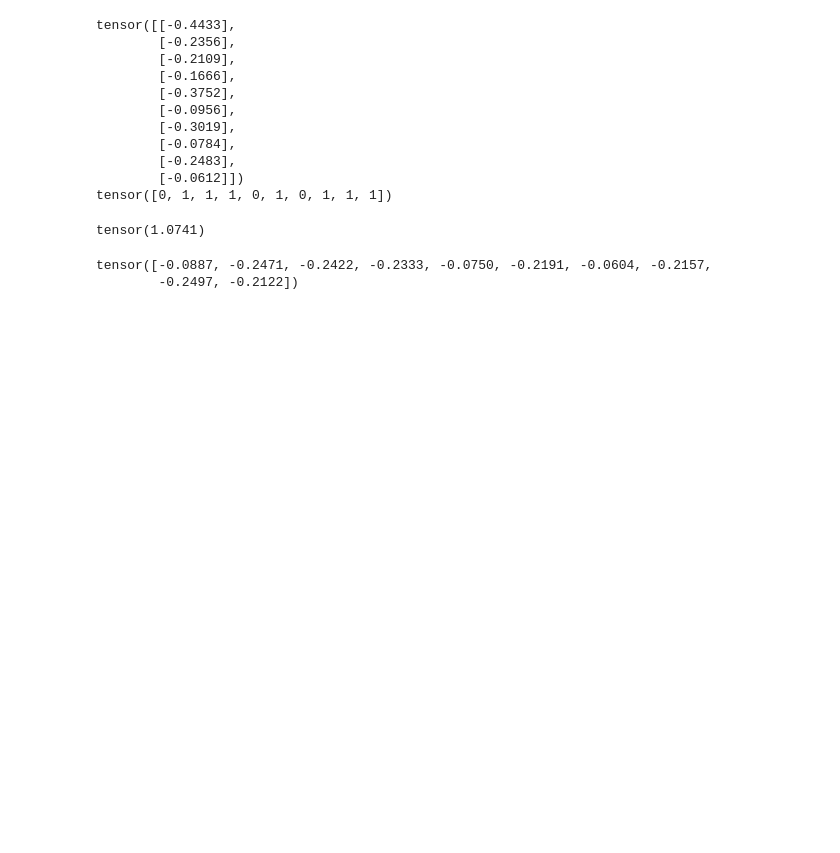
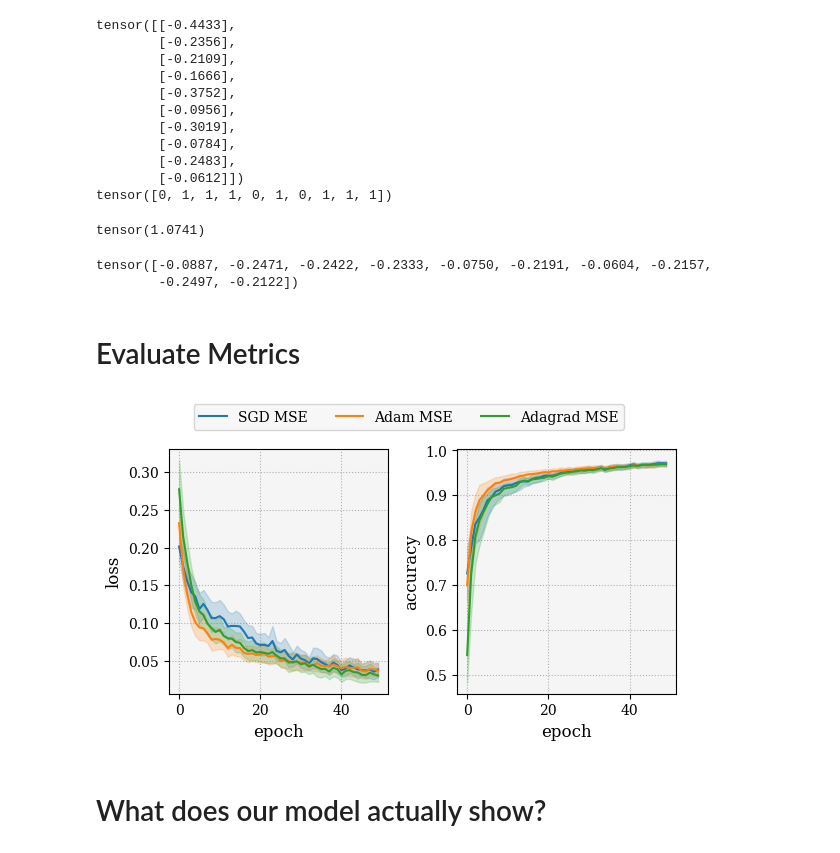
Before and after one commit to arnauddhaene/deep-learning-mini-projects-ee559, a Jupyter notebook: Proj2/notebooks/sandbox.ipynb, the cells around one changed output. Cells and saved outputs as stored; diff of their text form; code cells hidden in the pictures; blank space fills up the shorter version.

Commit message:
New: metrics and some visualizations

```diff
--- a/Proj2/notebooks/sandbox.ipynb
+++ b/Proj2/notebooks/sandbox.ipynb
@@ -81,3 +83,47 @@ criterion.backward()
 # %% [output]
 tensor([-0.0887, -0.2471, -0.2422, -0.2333, -0.0750, -0.2191, -0.0604, -0.2157,
         -0.2497, -0.2122])
+# %% [markdown]
+# Evaluate Metrics
+# %%
+import matplotlib as mpl
+
+SMALL_SIZE = 10
+MEDIUM_SIZE = 12
+LARGE_SIZE = 16
+
+mpl.rcParams['font.family'] = 'serif'
+mpl.rcParams['font.size'] = SMALL_SIZE
+mpl.rcParams['axes.titlesize'] = SMALL_SIZE
+mpl.rcParams['axes.labelsize'] = MEDIUM_SIZE
+mpl.rcParams['xtick.labelsize'] = SMALL_SIZE
+mpl.rcParams['ytick.labelsize'] = SMALL_SIZE
+mpl.rcParams['legend.fontsize'] = SMALL_SIZE
+mpl.rcParams['figure.titlesize'] = LARGE_SIZE
+
+mpl.rcParams['axes.grid'] = True
+mpl.rcParams['axes.facecolor'] = '#F5F5F5'
+mpl.rcParams['axes.axisbelow'] = True
+mpl.rcParams['grid.linestyle'] = ':'
+mpl.rcParams['figure.figsize'] = [6, 3.259]
+# %%
+df = pd.read_json('../results/metrics.json')
+
+df['model'] = df['optimizer'] + ' ' + df['criterion']
+# %%
+fig, axes = plt.subplots(1, 2, figsize=(6, 3.25), dpi=100)
+
+g = sns.lineplot(data=df, x='epoch', y='loss', hue='model', ax=axes[0], legend='brief')
+sns.lineplot(data=df, x='epoch', y='accuracy', hue='model', ax=axes[1], legend=False)
+
+h,l = g.axes.get_legend_handles_labels()
+g.axes.legend_.remove()
+lgd = fig.legend(h,l, ncol=4, bbox_to_anchor=(0.9, 1.10))
+
+plt.tight_layout()
+fig.savefig('../figures/training.png', bbox_extra_artists=(lgd,), bbox_inches='tight', dpi=fig.dpi)
+plt.show()
+# %% [output]
+[figure, added]
+# %% [markdown]
+# What does our model actually show?
```
Also changed, not shown: parts of 15 cells of this notebook, 4 other files.
